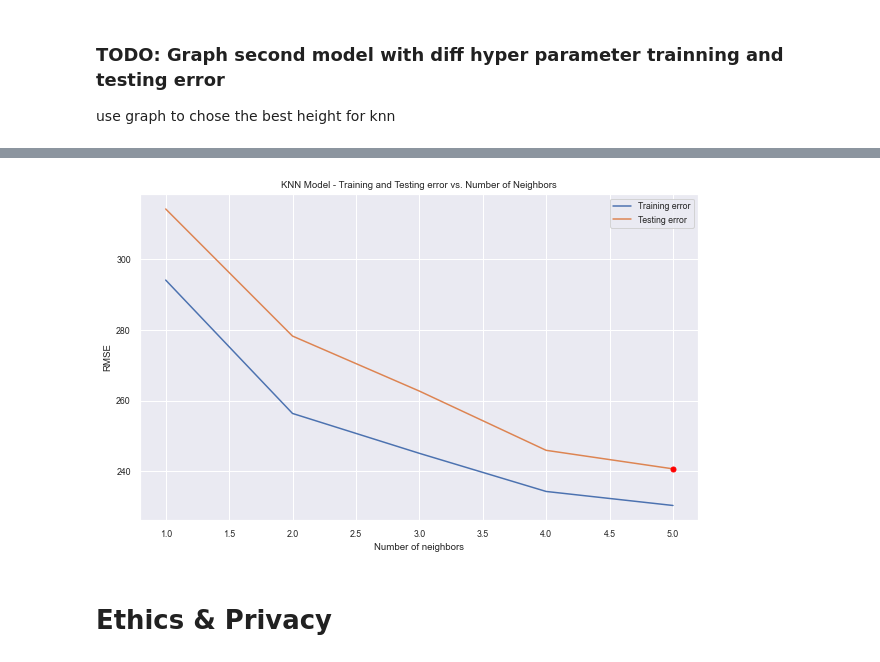
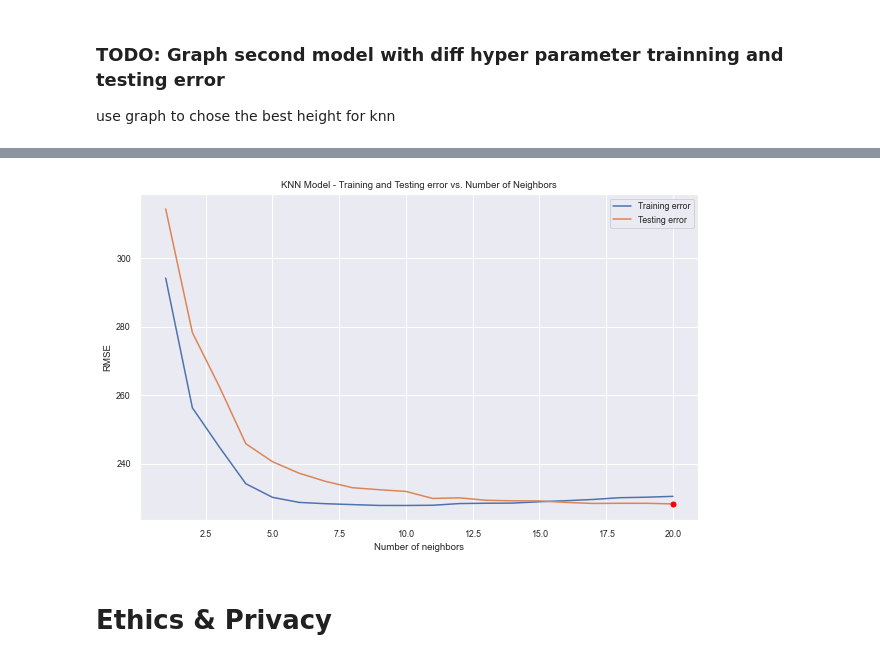
Before and after one commit to COGS118A/Group004-SP23, a Jupyter notebook: Checkpoint_Group004-SP23.ipynb, the cells around one changed output, grey strips where cells are left out. Cells and saved outputs as stored; diff of their text form; code cells hidden in the pictures.

```diff
--- a/Checkpoint_Group004-SP23.ipynb
+++ b/Checkpoint_Group004-SP23.ipynb
@@ -226,7 +226,7 @@ end_date = pd.to_datetime('2023-08-31')
 
 filtered = (clean_merged['date'] >= start_date) & (clean_merged['date'] <= end_date)
 filtered_df = clean_merged.loc[filtered]
-filtered_df = filtered_df.sample(10000)
+filtered_df = filtered_df.sample(50000)
 # %%
 plt.hist(merged_df['adjusted_price'], range=[0,975], bins = 100)
 plt.title("Histogram of Adjusted Price")
@@ -501,7 +501,7 @@ test_err_lst = []
 train_score = []
 test_score = []
 
-for n_neighbors in tqdm(range(1, 6)):
+for n_neighbors in tqdm(range(1, 21)):
     dt = Pipeline([('pre', preproc), ('knn', KNeighborsRegressor(n_neighbors))])
     dt.fit(X_train, y_train)
     sc = dt.score(X_train, y_train)
@@ -604,18 +638,18 @@ print(optimal_k)
 # %%
 plt.figure(figsize=(10, 6))
-plt.plot(range(1, 6), train_err_lst, label='Training error')
-plt.plot(range(1, 6), test_err_lst, label='Testing error')
+plt.plot(range(1, 21), train_err_lst, label='Training error')
+plt.plot(range(1, 21), test_err_lst, label='Testing error')
 
 # Add a red dot for optimal k
 plt.plot(optimal_k, min(test_err_lst), marker='o', markersize=5, color="red")
 
 plt.xlabel('Number of neighbors')
 plt.ylabel('RMSE')
 plt.title('KNN Model - Training and Testing error vs. Number of Neighbors')
 plt.legend()
 plt.show()
 # %% [output]
-[figure, old version]
+[figure, new version]
 # %% [markdown]
 # Ethics & Privacy
 # %% [markdown]
```
Also changed, not shown: parts of 8 cells of this notebook.
